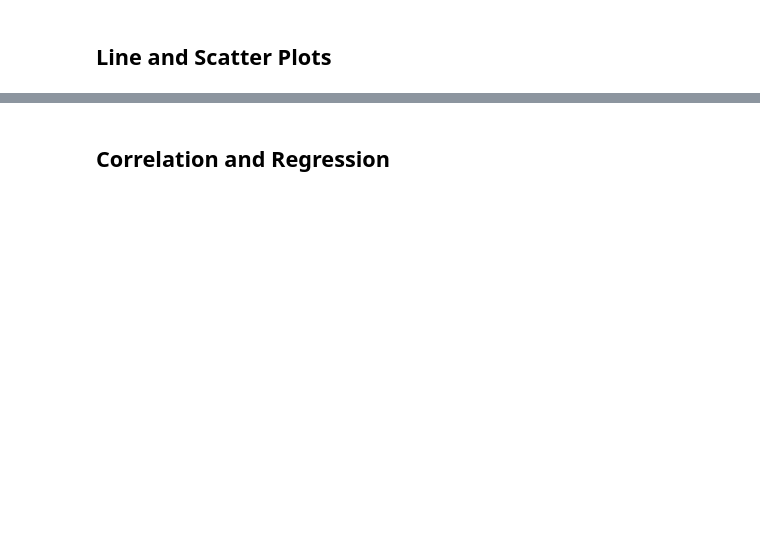
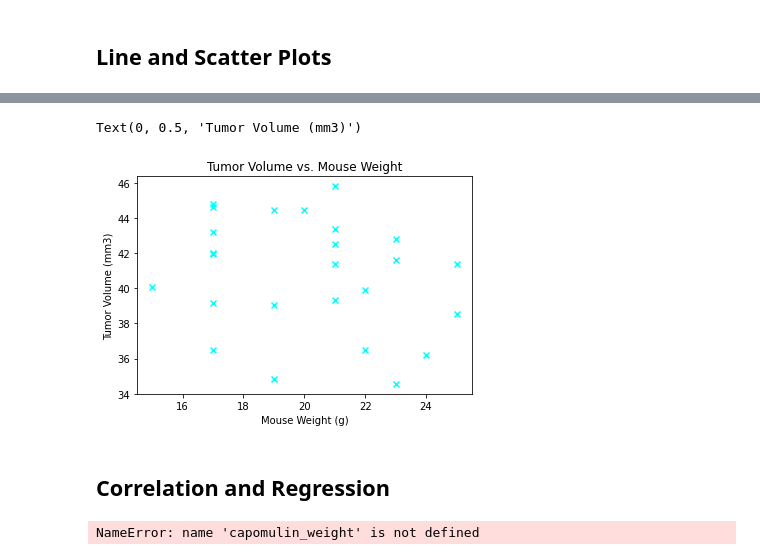
Before and after one commit to olivedisaster/matplotlibchallenge, a Jupyter notebook: Instructions/Pymaceuticals/pymaceuticals_starter.ipynb, the cells around one changed output, grey strips where cells are left out. Cells and saved outputs as stored; diff of their text form; code cells hidden in the pictures; blank space fills up the shorter version.

```diff
--- a/Instructions/Pymaceuticals/pymaceuticals_starter.ipynb
+++ b/Instructions/Pymaceuticals/pymaceuticals_starter.ipynb
@@ -351,15 +320,33 @@ plot_fin.plot.line()
 # %%
 # Generate a scatter plot of average tumor volume vs. mouse weight for the Capomulin regimen
 capomulin_df = duplicates_dropped_df.loc[(duplicates_dropped_df["Drug Regimen"] == "Capomulin"),:]
 capomulin_tumor = capomulin_df.groupby("Mouse ID").agg({"Tumor Volume (mm3)": 'mean'})
 capomulin_weight = capomulin_df.drop_duplicates(subset="Mouse ID", keep="first")
 
 x_axis = capomulin_weight["Weight (g)"]
 y_axis = capomulin_tumor
 len(y_axis)
-plt.scatter(x_axis, y_axis, marker="o", facecolors="blue", edgecolors="orange")
+plt.scatter(x_axis, y_axis, marker="x", facecolors="cyan", edgecolors="green")
+plt.title("Tumor Volume vs. Mouse Weight")
+plt.xlabel("Mouse Weight (g)")
+plt.ylabel("Tumor Volume (mm3)")
+# %% [output]
+Text(0, 0.5, 'Tumor Volume (mm3)')
+[figure, added]
 # %% [markdown]
 ## Correlation and Regression
 # %%
 # Calculate the correlation coefficient and linear regression model
 # for mouse weight and average tumor volume for the Capomulin regimen
+
+
+x_axis = capomulin_weight["Weight (g)"]
+y_axis = capomulin_tumor
+len(y_axis)
+plt.scatter(x_axis, y_axis, marker="x", facecolors="cyan", edgecolors="green")
+plt.title("Tumor Volume vs. Mouse Weight")
+plt.xlabel("Mouse Weight (g)")
+plt.ylabel("Tumor Volume (mm3)")
+plt.show
+# %% [output]
+NameError: name 'capomulin_weight' is not defined
```
Also changed, not shown: parts of 8 cells of this notebook.
